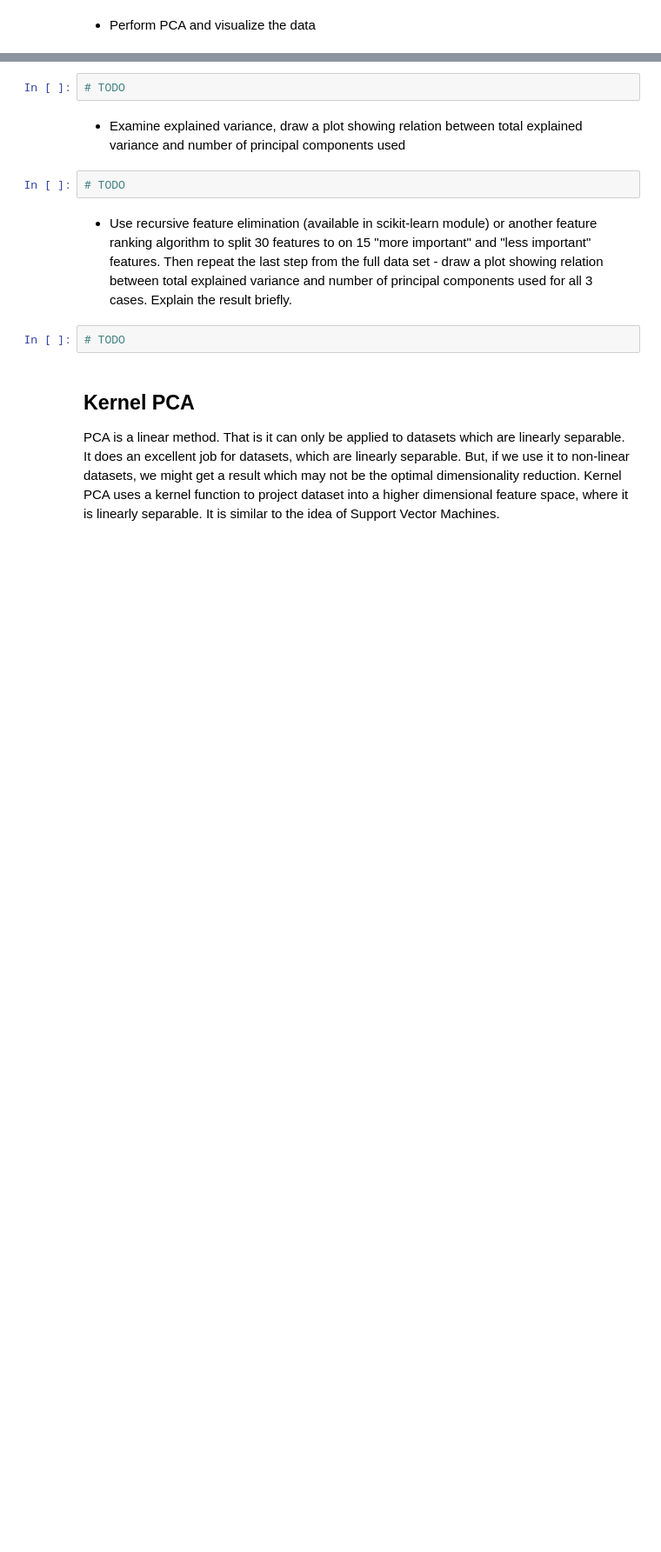
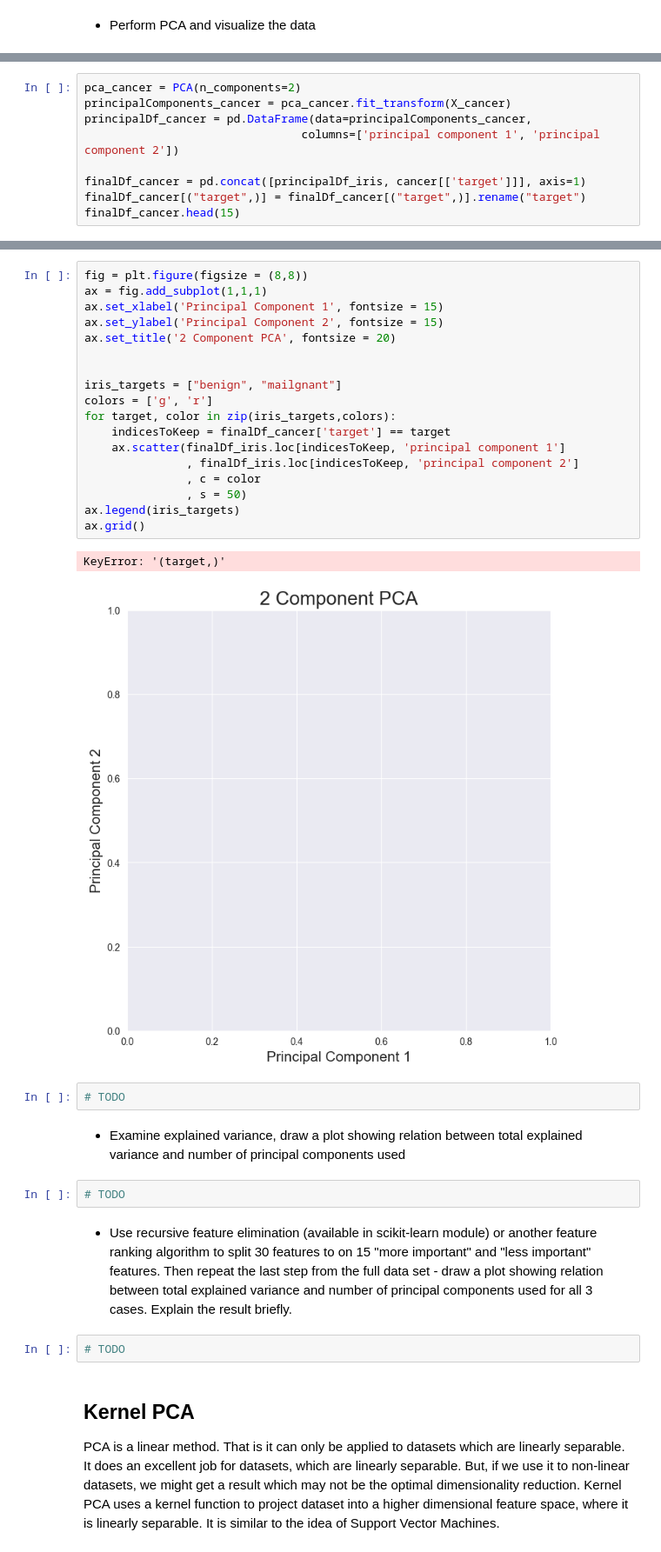
Before and after one commit to my-alaska/data-visualization, a Jupyter notebook: pca_and_kernel_pca.ipynb, the cells around one changed output, grey strips where cells are left out. Shown at 87% size. Cells and saved outputs as stored; diff of their text form; blank space fills up the shorter version.

```diff
--- a/pca_and_kernel_pca.ipynb
+++ b/pca_and_kernel_pca.ipynb
@@ -226,0 +258,9 @@ Together, the first two principal components contain 95.80% of the information.
+# %%
+pca_cancer = PCA(n_components=2)
+principalComponents_cancer = pca_cancer.fit_transform(X_cancer)
+principalDf_cancer = pd.DataFrame(data=principalComponents_cancer,
+                                columns=['principal component 1', 'principal component 2'])
+
+finalDf_cancer = pd.concat([principalDf_iris, cancer[['target']]], axis=1)
+finalDf_cancer[("target",)] = finalDf_cancer[("target",)].rename("target")
+finalDf_cancer.head(15)
@@ -227,3 +288,24 @@ Together, the first two principal components contain 95.80% of the information.
+# %%
+fig = plt.figure(figsize = (8,8))
+ax = fig.add_subplot(1,1,1)
+ax.set_xlabel('Principal Component 1', fontsize = 15)
+ax.set_ylabel('Principal Component 2', fontsize = 15)
+ax.set_title('2 Component PCA', fontsize = 20)
+
+
+iris_targets = ["benign", "mailgnant"]
+colors = ['g', 'r']
+for target, color in zip(iris_targets,colors):
+    indicesToKeep = finalDf_cancer['target'] == target
+    ax.scatter(finalDf_iris.loc[indicesToKeep, 'principal component 1']
+               , finalDf_iris.loc[indicesToKeep, 'principal component 2']
+               , c = color
+               , s = 50)
+ax.legend(iris_targets)
+ax.grid()
+# %% [output]
+KeyError: '(target,)'
+[figure, added]
 # %%
 # TODO
 # %% [markdown]
```
Also changed, not shown: parts of 20 cells of this notebook.
